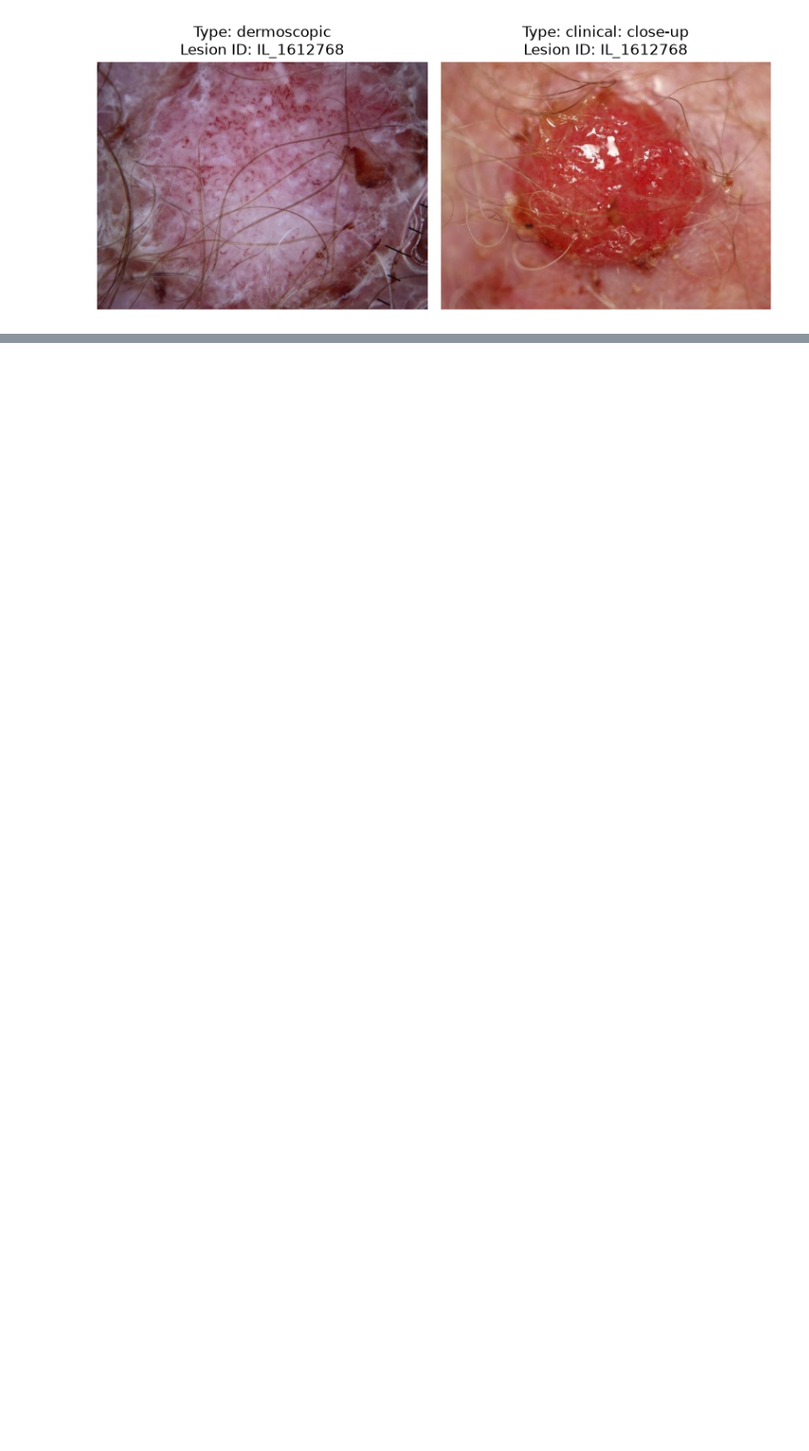
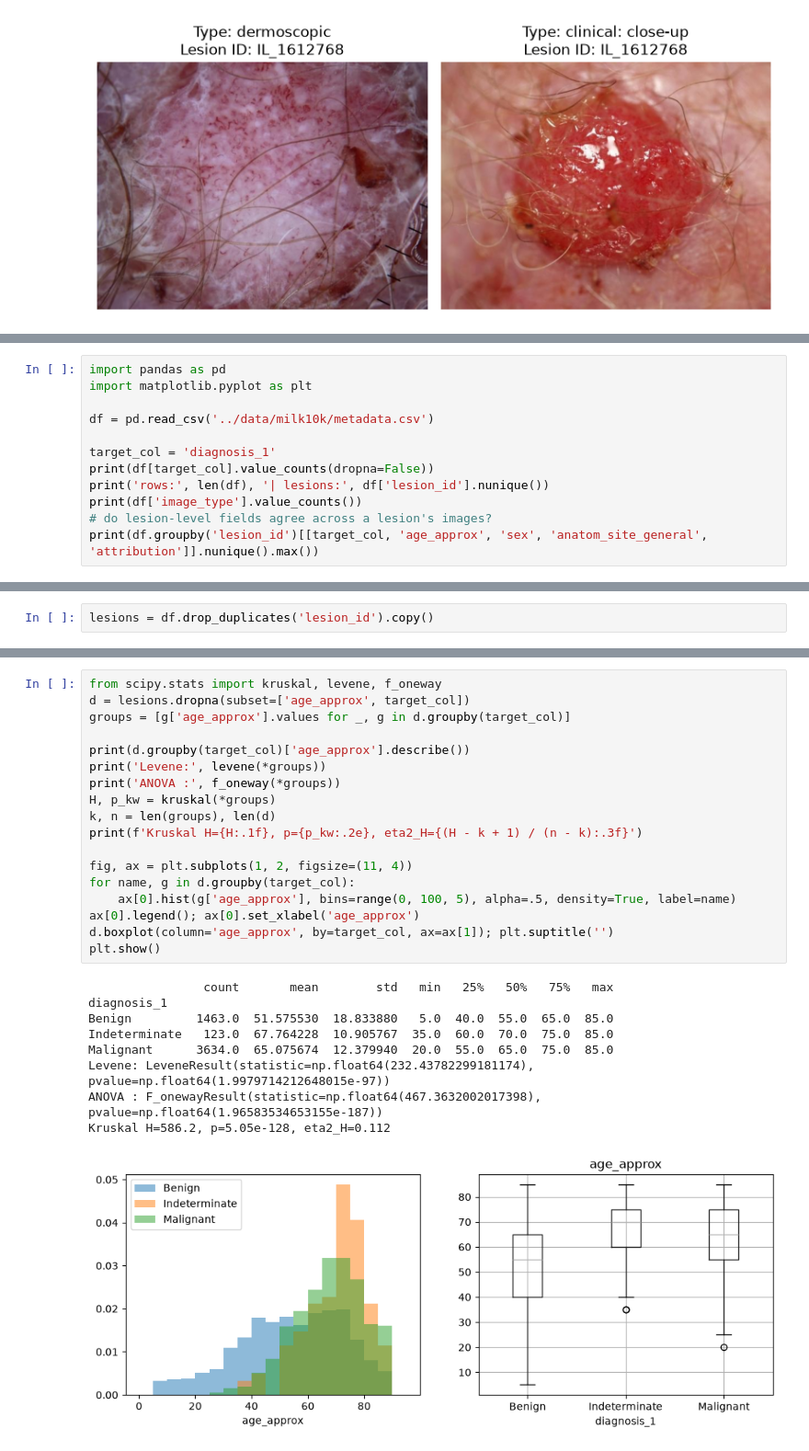
Before and after one commit to naiiiiiiiiiii/MILK10k-Lesion-Classification, a Jupyter notebook: notebooks/01_exploratory_data_analysis.ipynb, the cells around one changed output, grey strips where cells are left out. Shown at 92% size. Saved outputs shown, nothing was run; the diff lists cells and outputs as text; blank space fills up the shorter version.

```diff
--- a/notebooks/01_exploratory_data_analysis.ipynb
+++ b/notebooks/01_exploratory_data_analysis.ipynb
@@ -197,0 +305,12 @@ Color Channels: {3} | Pixel Value Range: [0, 255] (uint8 verified)
+# %%
+import pandas as pd
+import matplotlib.pyplot as plt
+
+df = pd.read_csv('../data/milk10k/metadata.csv')
+
+target_col = 'diagnosis_1'
+print(df[target_col].value_counts(dropna=False))
+print('rows:', len(df), '| lesions:', df['lesion_id'].nunique())
+print(df['image_type'].value_counts())
+# do lesion-level fields agree across a lesion's images?
+print(df.groupby('lesion_id')[[target_col, 'age_approx', 'sex', 'anatom_site_general', 'attribution']].nunique().max())
@@ -197,0 +334,2 @@ Color Channels: {3} | Pixel Value Range: [0, 255] (uint8 verified)
+# %%
+lesions = df.drop_duplicates('lesion_id').copy()
@@ -197,0 +451,28 @@ Color Channels: {3} | Pixel Value Range: [0, 255] (uint8 verified)
+# %%
+from scipy.stats import kruskal, levene, f_oneway
+d = lesions.dropna(subset=['age_approx', target_col])
+groups = [g['age_approx'].values for _, g in d.groupby(target_col)]
+
+print(d.groupby(target_col)['age_approx'].describe())
+print('Levene:', levene(*groups))
+print('ANOVA :', f_oneway(*groups))
+H, p_kw = kruskal(*groups)
+k, n = len(groups), len(d)
+print(f'Kruskal H={H:.1f}, p={p_kw:.2e}, eta2_H={(H - k + 1) / (n - k):.3f}')
+
+fig, ax = plt.subplots(1, 2, figsize=(11, 4))
+for name, g in d.groupby(target_col):
+    ax[0].hist(g['age_approx'], bins=range(0, 100, 5), alpha=.5, density=True, label=name)
+ax[0].legend(); ax[0].set_xlabel('age_approx')
+d.boxplot(column='age_approx', by=target_col, ax=ax[1]); plt.suptitle('')
+plt.show()
+# %% [output]
+                count       mean        std   min   25%   50%   75%   max
+diagnosis_1
+Benign         1463.0  51.575530  18.833880   5.0  40.0  55.0  65.0  85.0
+Indeterminate   123.0  67.764228  10.905767  35.0  60.0  70.0  75.0  85.0
+Malignant      3634.0  65.075674  12.379940  20.0  55.0  65.0  75.0  85.0
+Levene: LeveneResult(statistic=np.float64(232.43782299181174), pvalue=np.float64(1.9979714212648015e-97))
+ANOVA : F_onewayResult(statistic=np.float64(467.3632002017398), pvalue=np.float64(1.96583534653155e-187))
+Kruskal H=586.2, p=5.05e-128, eta2_H=0.112
+[figure, added]
```
Also changed, not shown: parts of 16 cells of this notebook, 23 other files.
